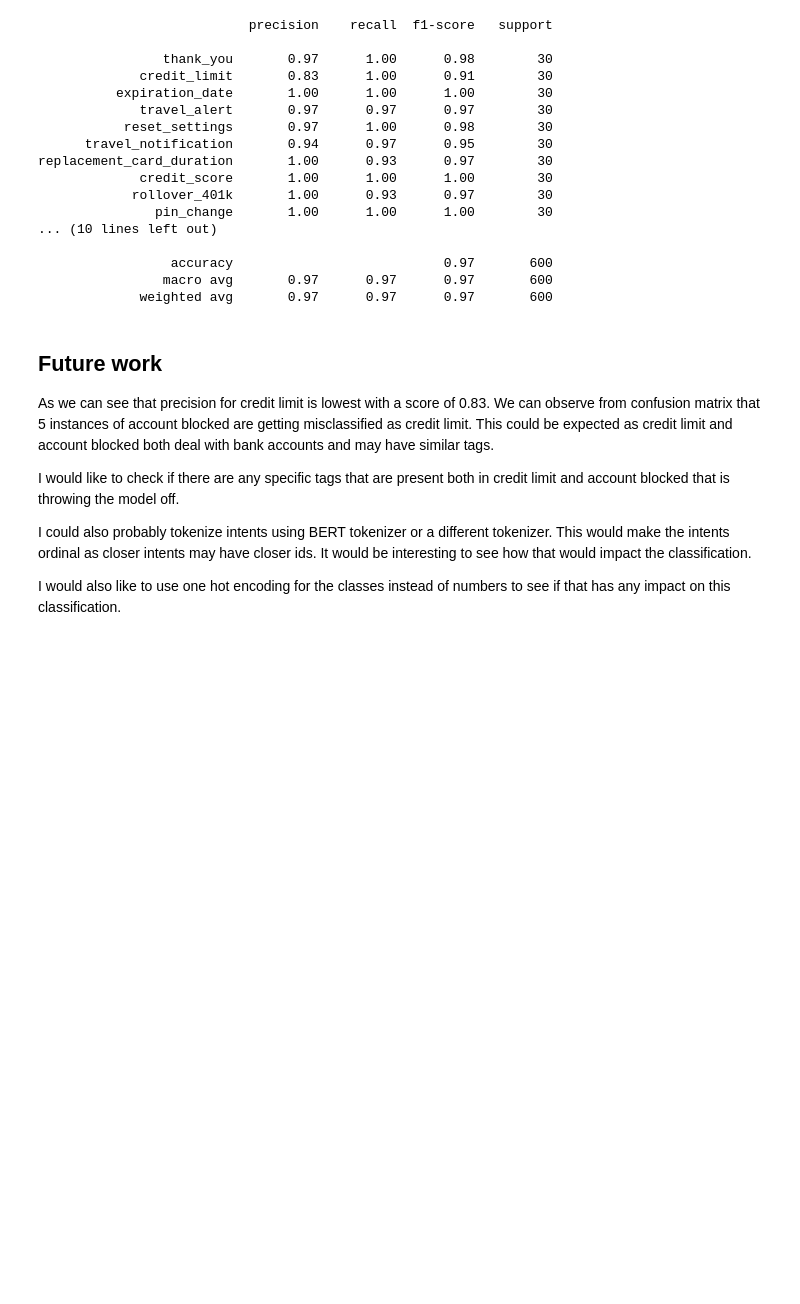
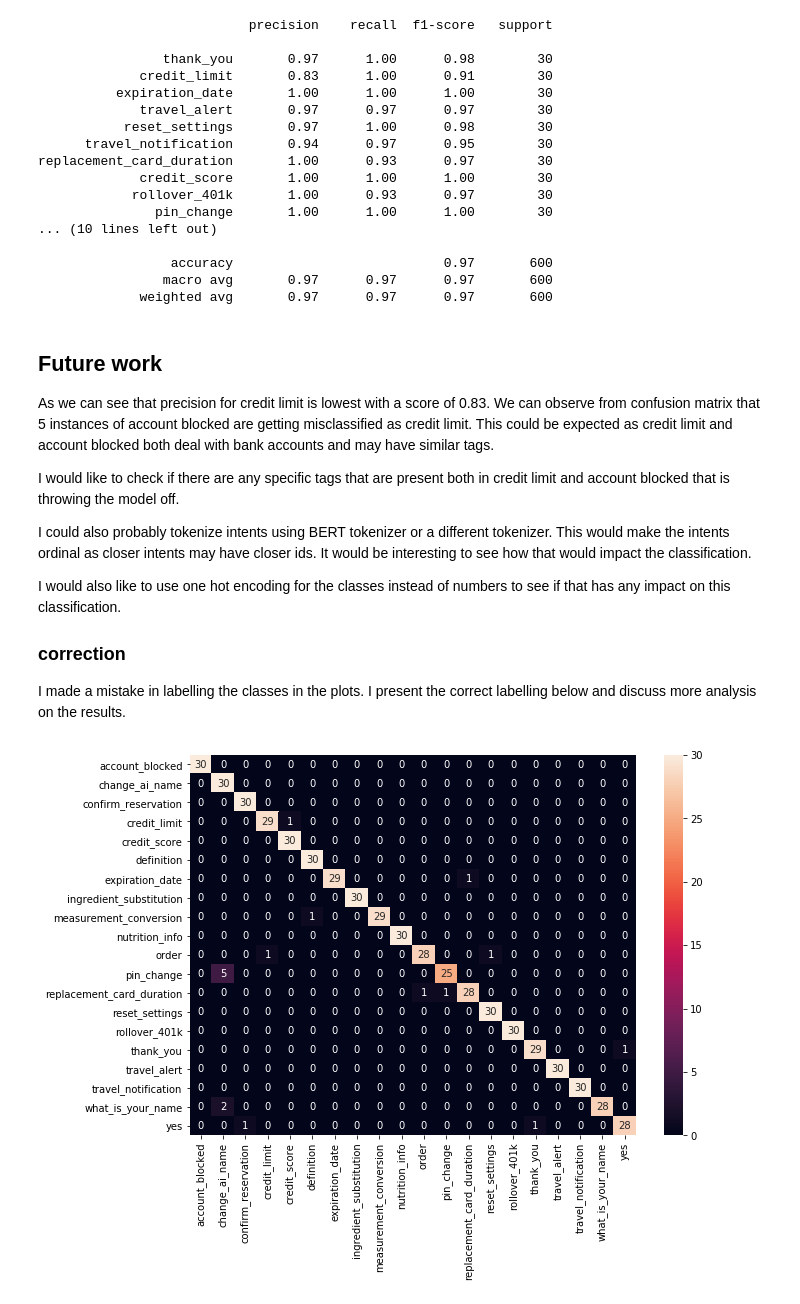
Before and after one commit to c0derzer0/IntentClassification, a Jupyter notebook: IntentClassificationNotebook.ipynb, the cells around one changed output. Cells and saved outputs as stored; diff of their text form; code cells hidden in the pictures; blank space fills up the shorter version.

Commit message:
Fix error in labelling plots

```diff
--- a/IntentClassificationNotebook.ipynb
+++ b/IntentClassificationNotebook.ipynb
@@ -203,12 +203,14 @@ attention mask of first instance: [1.0, 1.0, 1.0, 1.0, 1.0, 1.0, 1.0, 1.0, 0.0,
 I convert the categorical intents into numbers using label encoding from scikit learn.
 # %%
 from sklearn.preprocessing import LabelEncoder
-
+classes = []
 def cat2num(labels):
     """Encode categorical labels to numbers."""
     le = LabelEncoder()
     le.fit(labels)
     label_enc = le.transform(labels)
+    classes.append(list(le.inverse_transform([i for i in range(20)])))
+    print(list(le.inverse_transform([i for i in range(20)])))
     return label_enc
 
 train_labels = cat2num(train_df['intent'])
@@ -526,3 +531,11 @@ I would like to check if there are any specific tags that are present both in cr
 I could also probably tokenize intents using BERT tokenizer or a different tokenizer. This would make the intents ordinal as closer intents may have closer ids. It would be interesting to see how that would impact the classification.
 
 I would also like to use one hot encoding for the classes instead of numbers to see if that has any impact on this classification.
+
+### correction
+
+I made a mistake in labelling the classes in the plots. I present the correct labelling below and discuss more analysis on the results.
+# %%
+plot_confusion_matrix(flat_true_labels, flat_predictions, classes[0])
+# %% [output]
+[figure, added]
```
Also changed, not shown: parts of 10 cells of this notebook.
